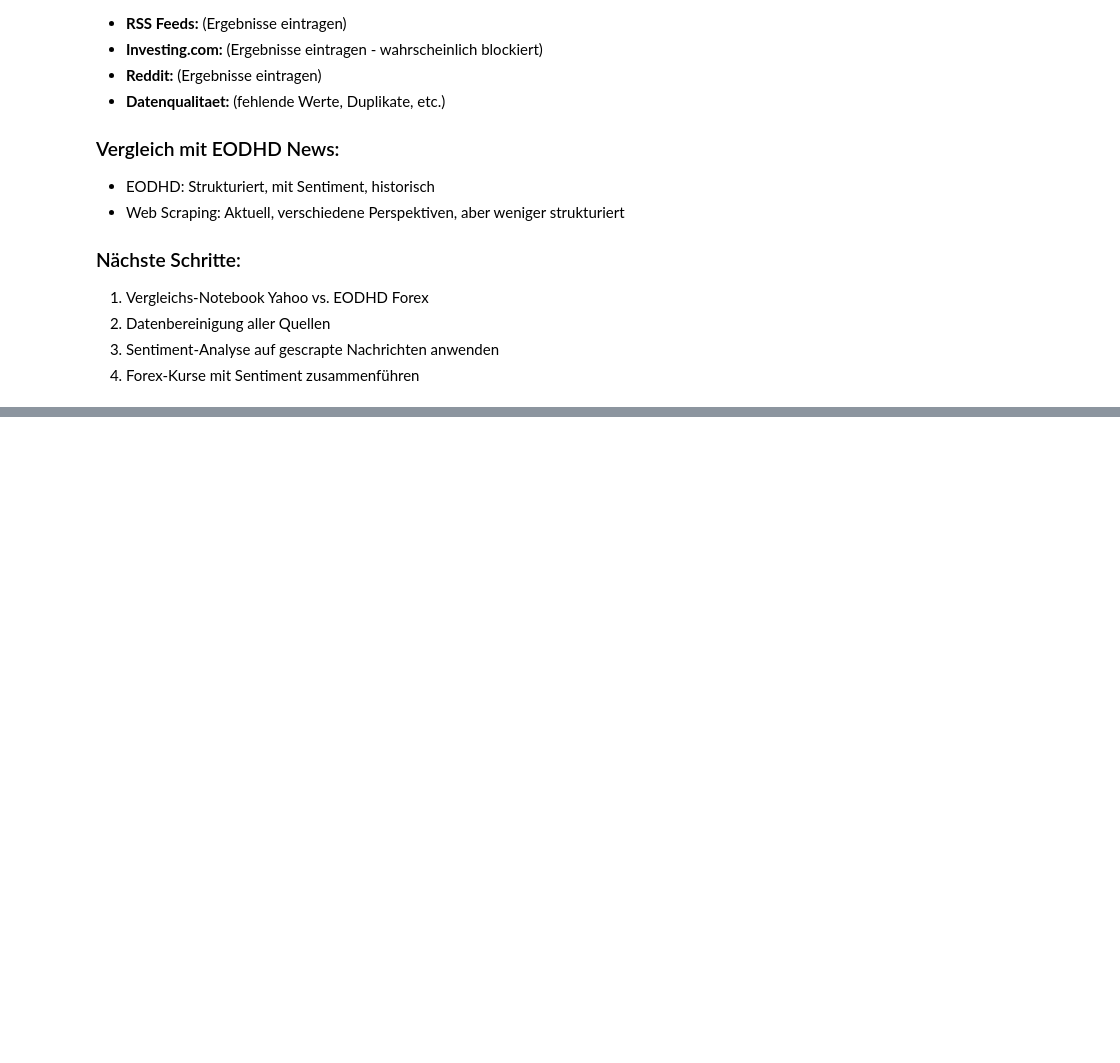
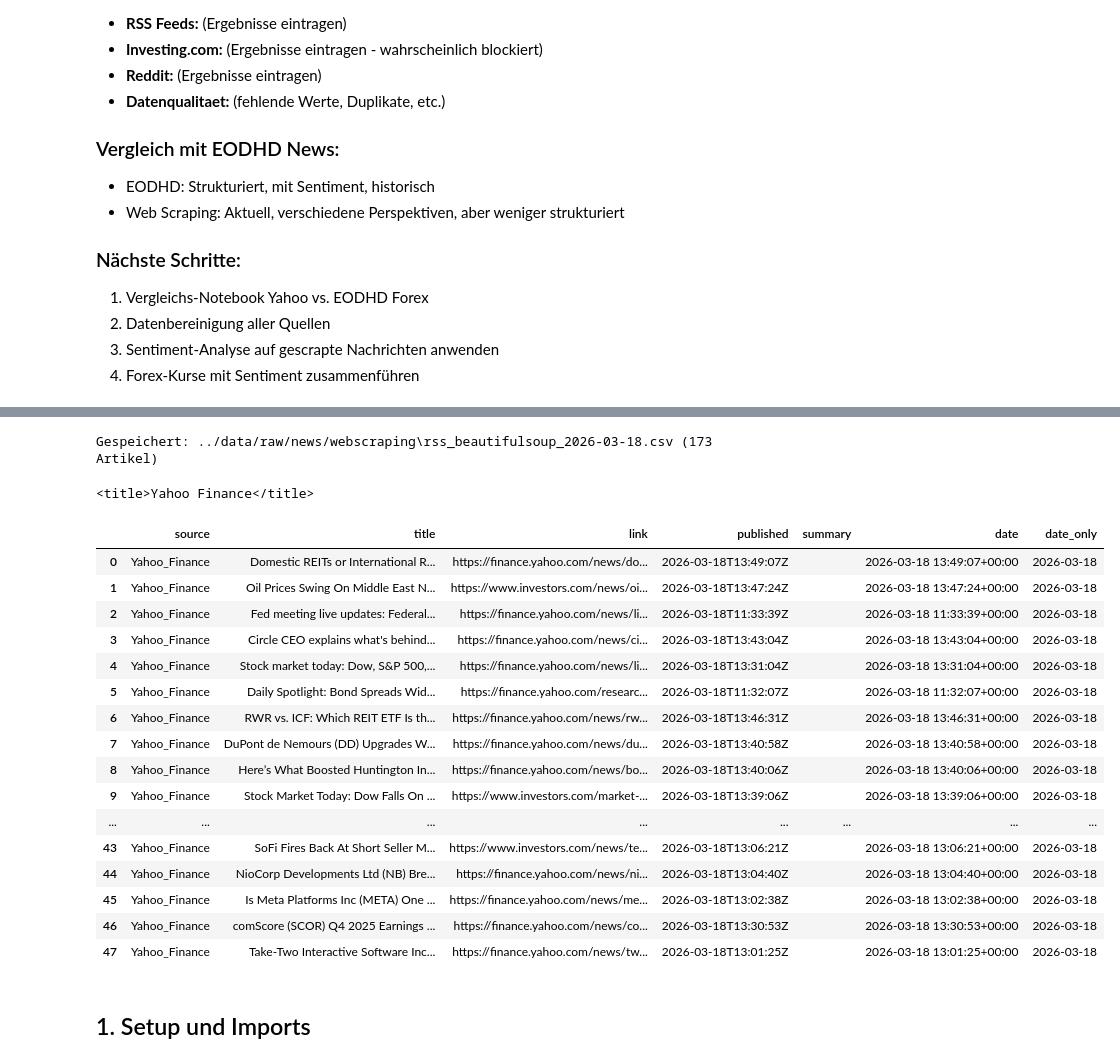
Before and after one commit to Jerycodes/26FS-BAI-Data-Engineering-and-Wrangling, a Jupyter notebook: notebooks/04_eda_news_webscraping_fenlin.ipynb, the cells around one changed output, grey strips where cells are left out. Saved outputs shown, nothing was run; the diff lists cells and outputs as text; code cells hidden in the pictures; blank space fills up the shorter version.

```diff
--- a/notebooks/04_eda_news_webscraping_fenlin.ipynb
+++ b/notebooks/04_eda_news_webscraping_fenlin.ipynb
@@ -669,0 +733,26 @@ JSON gespeichert: ../data/raw/news/webscraping/all_scraped_news_2026-03-11.json
+# %%
+# RSS Feeds definieren und laden
+BS_FEEDS = {
+    'Yahoo_Finance':     'https://finance.yahoo.com/news/rssindex',
+    'Google_News_Forex': 'https://news.google.com/rss/search?q=forex+EUR+USD&hl=en&gl=US&ceid=US:en',
+    'FXStreet_News':     'https://www.fxstreet.com/rss/news',
+    'ForexLive':         'https://www.forexlive.com/feed',
+}
+
+bs_articles = []
+for feed_name, feed_url in BS_FEEDS.items():
+    articles = scrape_rss_beautifulsoup(feed_name, feed_url)
+    bs_articles.extend(articles)
+    time.sleep(1)  # Höfliche Pause zwischen Requests
+
+# In DataFrame umwandeln
+if bs_articles:
+    df_bs = pd.DataFrame(bs_articles)
+    df_bs['date'] = pd.to_datetime(df_bs['published'], errors='coerce', utc=True)
+    df_bs['date_only'] = df_bs['date'].dt.date
+    print(f'\nGesamt: {len(df_bs)} Artikel')
+    print(f'\nArtikel pro Quelle:')
+    print(df_bs['source'].value_counts())
+else:
+    df_bs = pd.DataFrame()
+    print('Keine Artikel geladen.')
@@ -669,0 +795,40 @@ JSON gespeichert: ../data/raw/news/webscraping/all_scraped_news_2026-03-11.json
+# %%
+# Als CSV speichern
+if not df_bs.empty:
+    output_dir = '../data/raw/news/webscraping'
+    os.makedirs(output_dir, exist_ok=True)
+    today = datetime.now().strftime('%Y-%m-%d')
+    path = os.path.join(output_dir, f'rss_beautifulsoup_{today}.csv')
+    df_bs.to_csv(path, index=False)
+    print(f'Gespeichert: {path} ({len(df_bs)} Artikel)')
+# %% [output]
+Gespeichert: ../data/raw/news/webscraping\rss_beautifulsoup_2026-03-18.csv (173 Artikel)
+# %%
+response = requests.get('https://finance.yahoo.com/news/rssindex', headers=HEADERS, timeout=10)
+soup = BeautifulSoup(response.text, 'xml')
+
+print(soup.title)
+# %% [output]
+<title>Yahoo Finance</title>
+# %%
+df_bs[df_bs['source'] == 'Yahoo_Finance']
+# %% [output]
+|  | source | title | link | published | summary | date | date_only |
+| 0 | Yahoo_Finance | Domestic REITs or International R... | https://finance.yahoo.com/news/do... | 2026-03-18T13:49:07Z |  | 2026-03-18 13:49:07+00:00 | 2026-03-18 |
+| 1 | Yahoo_Finance | Oil Prices Swing On Middle East N... | https://www.investors.com/news/oi... | 2026-03-18T13:47:24Z |  | 2026-03-18 13:47:24+00:00 | 2026-03-18 |
+| 2 | Yahoo_Finance | Fed meeting live updates: Federal... | https://finance.yahoo.com/news/li... | 2026-03-18T11:33:39Z |  | 2026-03-18 11:33:39+00:00 | 2026-03-18 |
+| 3 | Yahoo_Finance | Circle CEO explains what's behind... | https://finance.yahoo.com/news/ci... | 2026-03-18T13:43:04Z |  | 2026-03-18 13:43:04+00:00 | 2026-03-18 |
+| 4 | Yahoo_Finance | Stock market today: Dow, S&P 500,... | https://finance.yahoo.com/news/li... | 2026-03-18T13:31:04Z |  | 2026-03-18 13:31:04+00:00 | 2026-03-18 |
+| 5 | Yahoo_Finance | Daily Spotlight: Bond Spreads Wid... | https://finance.yahoo.com/researc... | 2026-03-18T11:32:07Z |  | 2026-03-18 11:32:07+00:00 | 2026-03-18 |
+| 6 | Yahoo_Finance | RWR vs. ICF: Which REIT ETF Is th... | https://finance.yahoo.com/news/rw... | 2026-03-18T13:46:31Z |  | 2026-03-18 13:46:31+00:00 | 2026-03-18 |
+| 7 | Yahoo_Finance | DuPont de Nemours (DD) Upgrades W... | https://finance.yahoo.com/news/du... | 2026-03-18T13:40:58Z |  | 2026-03-18 13:40:58+00:00 | 2026-03-18 |
+| 8 | Yahoo_Finance | Here’s What Boosted Huntington In... | https://finance.yahoo.com/news/bo... | 2026-03-18T13:40:06Z |  | 2026-03-18 13:40:06+00:00 | 2026-03-18 |
+| 9 | Yahoo_Finance | Stock Market Today: Dow Falls On ... | https://www.investors.com/market-... | 2026-03-18T13:39:06Z |  | 2026-03-18 13:39:06+00:00 | 2026-03-18 |
+| ... | ... | ... | ... | ... | ... | ... | ... |
+| 43 | Yahoo_Finance | SoFi Fires Back At Short Seller M... | https://www.investors.com/news/te... | 2026-03-18T13:06:21Z |  | 2026-03-18 13:06:21+00:00 | 2026-03-18 |
+| 44 | Yahoo_Finance | NioCorp Developments Ltd (NB) Bre... | https://finance.yahoo.com/news/ni... | 2026-03-18T13:04:40Z |  | 2026-03-18 13:04:40+00:00 | 2026-03-18 |
+| 45 | Yahoo_Finance | Is Meta Platforms Inc (META) One ... | https://finance.yahoo.com/news/me... | 2026-03-18T13:02:38Z |  | 2026-03-18 13:02:38+00:00 | 2026-03-18 |
+| 46 | Yahoo_Finance | comScore (SCOR) Q4 2025 Earnings ... | https://finance.yahoo.com/news/co... | 2026-03-18T13:30:53Z |  | 2026-03-18 13:30:53+00:00 | 2026-03-18 |
+| 47 | Yahoo_Finance | Take-Two Interactive Software Inc... | https://finance.yahoo.com/news/tw... | 2026-03-18T13:01:25Z |  | 2026-03-18 13:01:25+00:00 | 2026-03-18 |
+# %% [markdown]
+## 1. Setup und Imports
```
Also changed, not shown: parts of 38 cells of this notebook, 10 other files.
